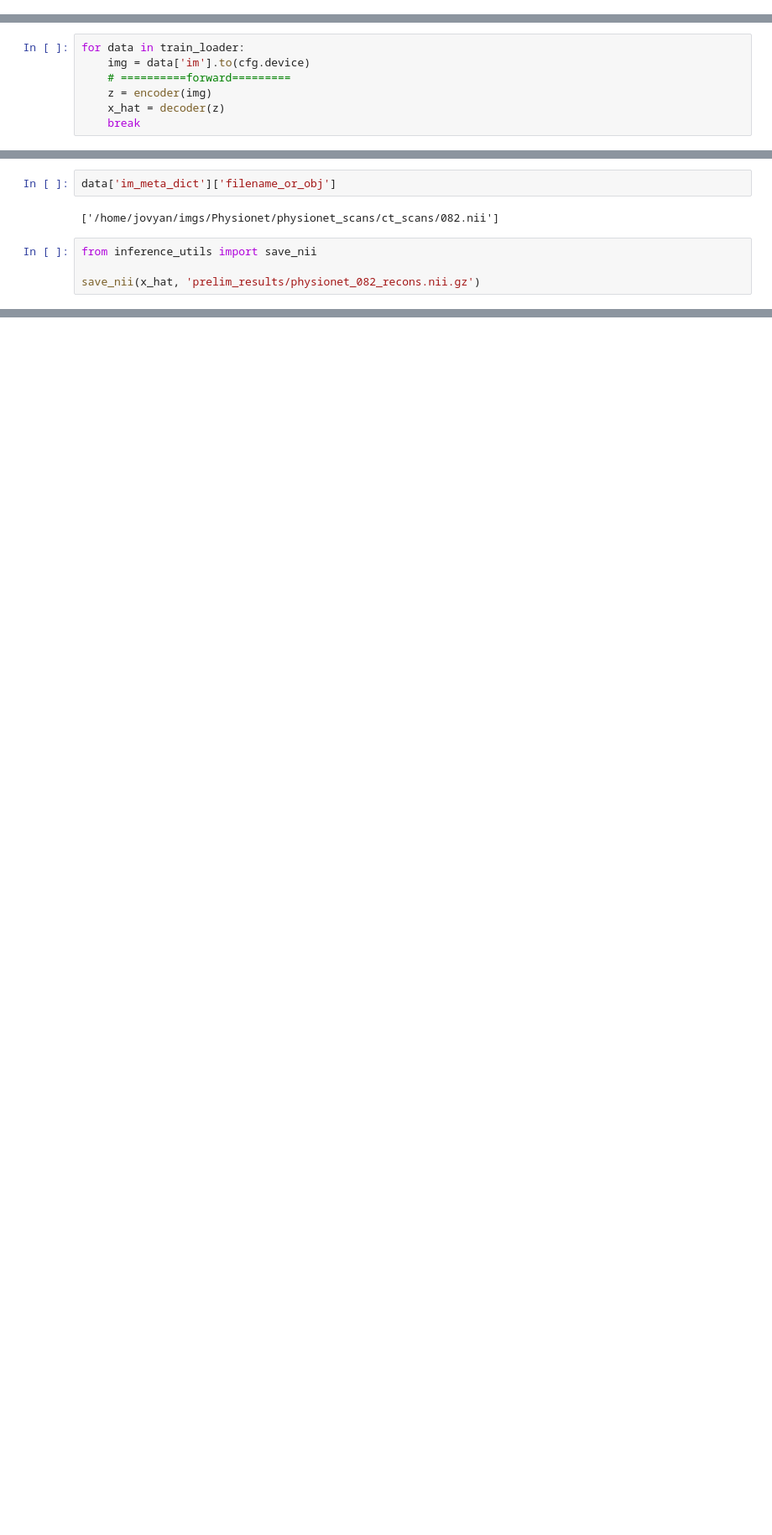
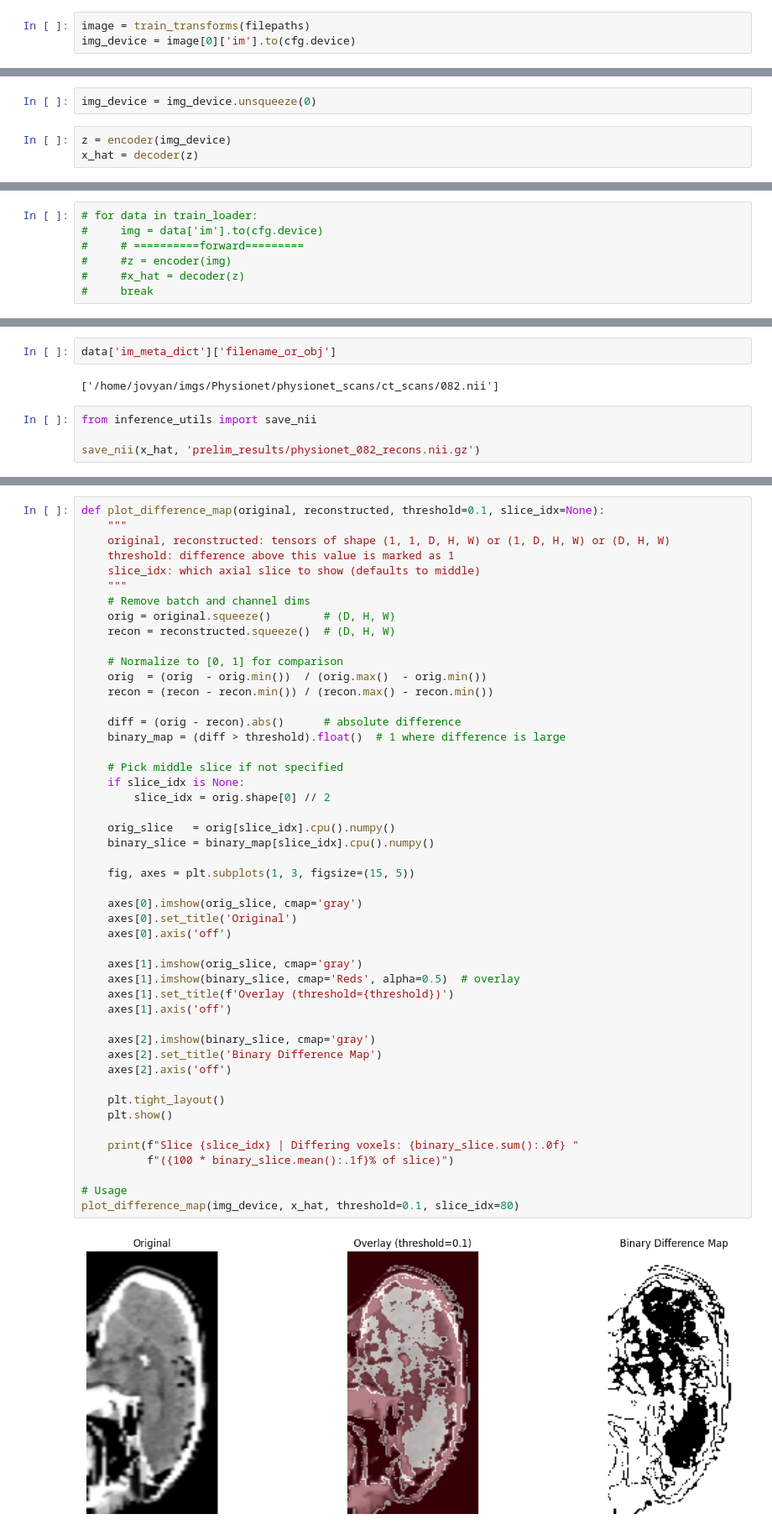
Before and after one commit to alvespedros/ct_anomaly_detection, a Jupyter notebook: results_ae.ipynb, the cells around one changed output, grey strips where cells are left out. Shown at 84% size. Drawn from its saved outputs; the diff is of its cells as text; blank space fills up the shorter version.

```diff
--- a/results_ae.ipynb
+++ b/results_ae.ipynb
@@ -30,0 +89,3 @@ decoder.load_state_dict(checkpoint['decoder'])
+# %%
+image = train_transforms(filepaths)
+img_device = image[0]['im'].to(cfg.device)
@@ -31 +96,6 @@ decoder.load_state_dict(checkpoint['decoder'])
+# %%
+img_device = img_device.unsqueeze(0)
+# %%
+z = encoder(img_device)
+x_hat = decoder(z)
 # %%
@@ -33,7 +103,7 @@ train_loader = get_dataloader(cfg, mode="test")
 # %%
-for data in train_loader:
-    img = data['im'].to(cfg.device)
-    # ==========forward=========
-    z = encoder(img)
-    x_hat = decoder(z)
-    break
+# for data in train_loader:
+#     img = data['im'].to(cfg.device)
+#     # ==========forward=========
+#     #z = encoder(img)
+#     #x_hat = decoder(z)
+#     break
@@ -79,0 +150,50 @@ save_nii(x_hat, 'prelim_results/physionet_082_recons.nii.gz')
+# %%
+def plot_difference_map(original, reconstructed, threshold=0.1, slice_idx=None):
+    """
+    original, reconstructed: tensors of shape (1, 1, D, H, W) or (1, D, H, W) or (D, H, W)
+    threshold: difference above this value is marked as 1
+    slice_idx: which axial slice to show (defaults to middle)
+    """
+    # Remove batch and channel dims
+    orig = original.squeeze()        # (D, H, W)
+    recon = reconstructed.squeeze()  # (D, H, W)
+
+    # Normalize to [0, 1] for comparison
+    orig  = (orig  - orig.min())  / (orig.max()  - orig.min())
+    recon = (recon - recon.min()) / (recon.max() - recon.min())
+
+    diff = (orig - recon).abs()      # absolute difference
+    binary_map = (diff > threshold).float()  # 1 where difference is large
+
+    # Pick middle slice if not specified
+    if slice_idx is None:
+        slice_idx = orig.shape[0] // 2
+
+    orig_slice   = orig[slice_idx].cpu().numpy()
+    binary_slice = binary_map[slice_idx].cpu().numpy()
+
+    fig, axes = plt.subplots(1, 3, figsize=(15, 5))
+
+    axes[0].imshow(orig_slice, cmap='gray')
+    axes[0].set_title('Original')
+    axes[0].axis('off')
+
+    axes[1].imshow(orig_slice, cmap='gray')
+    axes[1].imshow(binary_slice, cmap='Reds', alpha=0.5)  # overlay
+    axes[1].set_title(f'Overlay (threshold={threshold})')
+    axes[1].axis('off')
+
+    axes[2].imshow(binary_slice, cmap='gray')
+    axes[2].set_title('Binary Difference Map')
+    axes[2].axis('off')
+
+    plt.tight_layout()
+    plt.show()
+
+    print(f"Slice {slice_idx} | Differing voxels: {binary_slice.sum():.0f} "
+          f"({100 * binary_slice.mean():.1f}% of slice)")
+
+# Usage
+plot_difference_map(img_device, x_hat, threshold=0.1, slice_idx=80)
+# %% [output]
+[figure, added]
```
Also changed, not shown: parts of 10 cells of this notebook, 7 other files.
